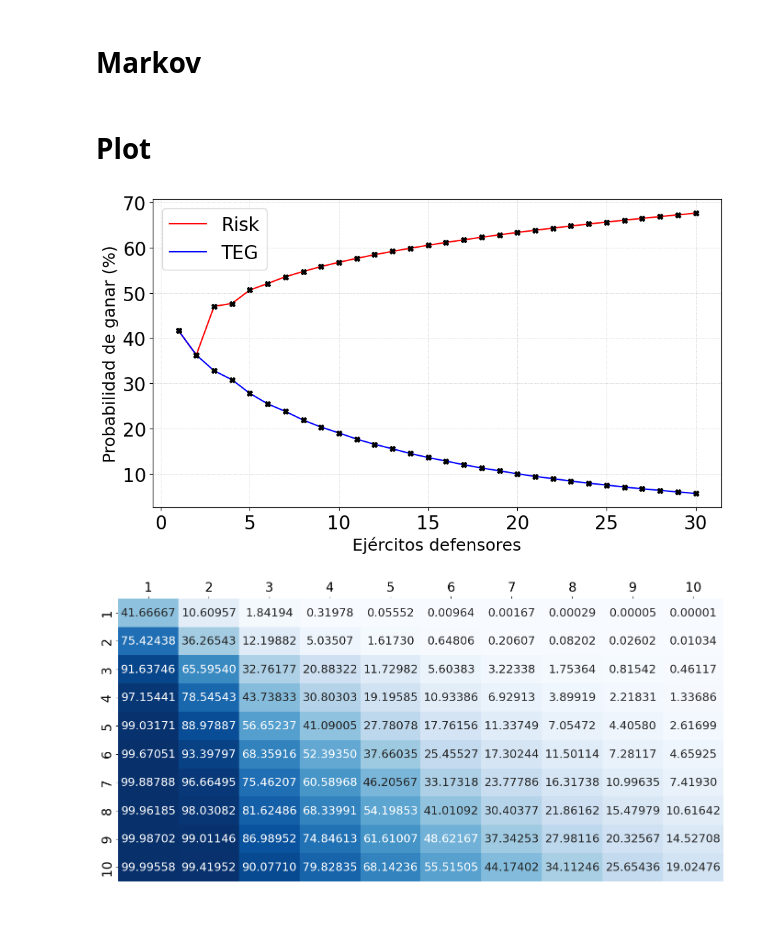
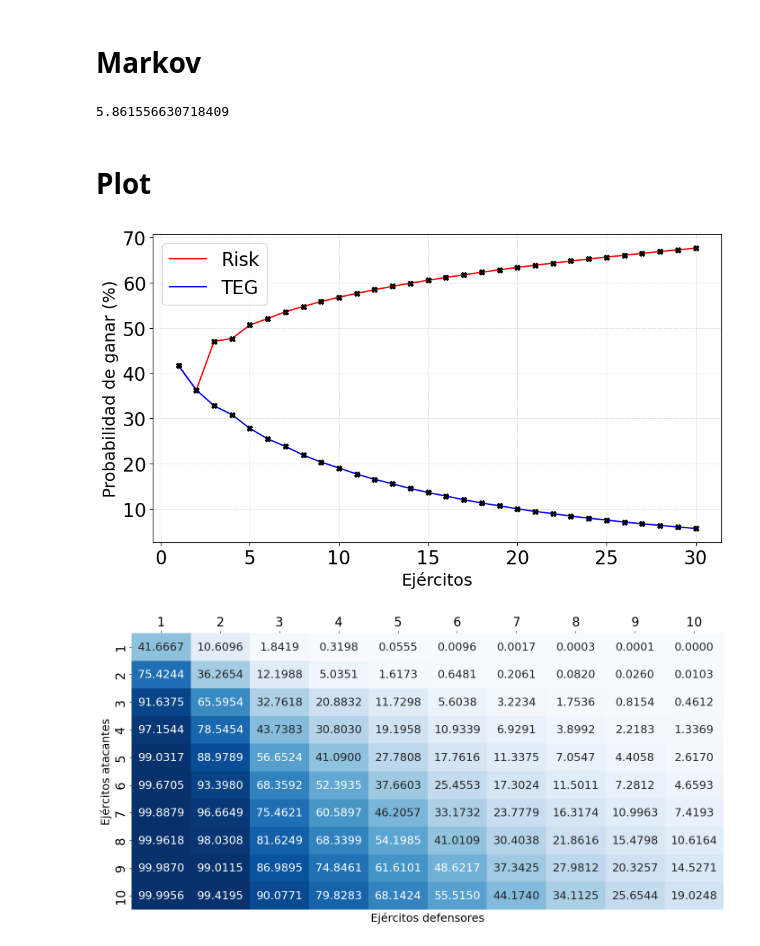
Before and after one commit to julianszere/TEG, a Jupyter notebook: TEG.ipynb, the cells around one changed output. Drawn from its saved outputs; the diff is of its cells as text; code cells hidden in the pictures; blank space fills up the shorter version.

```diff
--- a/TEG.ipynb
+++ b/TEG.ipynb
@@ -229,7 +235,7 @@ def getMatrixEntries(current_state, post_state, max_dice_defender):
 # %%
 class TEG:
-    def __init__(self, max_armies_atacker, max_armies_defender, max_dice_defender=3):
-        self.max_armies_atacker = max_armies_atacker
+    def __init__(self, max_armies_attacker, max_armies_defender, max_dice_defender=3):
+        self.max_armies_attacker = max_armies_attacker
         self.max_armies_defender = max_armies_defender
         self.max_dice_defender = max_dice_defender
 
@@ -241,24 +247,24 @@ class TEG:
     def getStates(self):
         transient_states = []
         absorbing_states = []
-        for i in range(1, self.max_armies_atacker+1):
+        for i in range(1, self.max_armies_attacker+1):
             for j in range(1, self.max_armies_defender+1):
                 transient_states.append((i, j))
-        for i in range(1, self.max_armies_atacker+1):
+        for i in range(1, self.max_armies_attacker+1):
             absorbing_states.append((i, 0))
         for j in range(1, self.max_armies_defender+1):
             absorbing_states.append((0, j))
         return transient_states, absorbing_states
 
     def getMatrixQ(self):
-        Q = np.zeros((self.max_armies_atacker * self.max_armies_defender, self.max_armies_atacker * self.max_armies_defender))
+        Q = np.zeros((self.max_armies_attacker * self.max_armies_defender, self.max_armies_attacker * self.max_armies_defender))
         for i, transient_state_1 in enumerate(self.transient_states):
             for j, transient_state_2 in enumerate(self.transient_states):
                 Q[i, j] = getMatrixEntries(transient_state_1, transient_state_2, self.max_dice_defender)
         return Q
 
     def getMatrixR(self):
-        R = np.zeros((self.max_armies_atacker * self.max_armies_defender, self.max_armies_atacker + self.max_armies_defender))
+        R = np.zeros((self.max_armies_attacker * self.max_armies_defender, self.max_armies_attacker + self.max_armies_defender))
         for i, transient_state in enumerate(self.transient_states):
             for j, absorbing_state in enumerate(self.absorbing_states):
                 R[i, j] = getMatrixEntries(transient_state, absorbing_state, self.max_dice_defender)
@@ -273,11 +279,22 @@ class TEG:
         return self.S[i][:armies_attacker].sum()
 
     def getMatrixP(self):
-        P = np.zeros((self.max_armies_atacker, self.max_armies_defender))
-        for armies_attacker in range(self.max_armies_atacker):
+        P = np.zeros((self.max_armies_attacker, self.max_armies_defender))
+        for armies_attacker in range(self.max_armies_attacker):
             for armies_defender in range(self.max_armies_defender):
                 P[armies_attacker, armies_defender] = self.getWinningProbability(armies_attacker+1, armies_defender+1)
         return P
+
+    def getExpectedLoss(self):
+        armies_lost = self.max_armies_attacker - np.arange(1, self.max_armies_attacker+1)
+        armies_lost = np.concatenate((armies_lost, self.max_armies_attacker * np.ones(self.max_armies_defender)))
+        wining_probability = self.S[-1]
+        return (armies_lost * wining_probability).sum()
+# %%
+risk = TEG(6,10)
+risk.getExpectedLoss()
+# %% [output]
+5.861556630718409
 # %% [markdown]
 # Plot
 # %%
@@ -321,31 +338,24 @@ plt.plot(armies_defender, np.diag(P_teg), 'X', color='black')
 #         plt.plot(armies_defender, P_risk[i, :], 'd', color='red')
 #         plt.plot(armies_defender, P_risk[i, :], color='red')
 
-plt.xlabel('Ejércitos defensores')
+plt.xlabel('Ejércitos')
 plt.ylabel('Probabilidad de ganar (%)')
 plt.legend()
 plt.show()
 # %% [output]
-[figure, old version]
+[figure, new version]
 # %%
 def plotHeatMap(P, round_digits=5):
     P_rounded = np.round(P, round_digits)
-
     plt.figure(figsize=(17, 8))
     sns.heatmap(P_rounded, annot=True, fmt=f'.{round_digits}f', cmap='Blues', cbar=False)
     plt.yticks(ticks=np.arange(1, len(P_rounded)+1) - 0.5, labels=np.arange(1, len(P_rounded)+1))
     plt.xticks(ticks=np.arange(1, len(P_rounded)+1) - 0.5, labels=np.arange(1, len(P_rounded)+1))
+    plt.xlabel('Ejércitos defensores')
+    plt.ylabel('Ejércitos atacantes')
     plt.tick_params(axis='x', labeltop=True, labelbottom=False, top=True, bottom=False)
-
-max_armies_attacker = 10
-max_armies_defender = 10
-
-teg = TEG(max_armies_attacker, max_armies_defender)
-risk = TEG(max_armies_attacker, max_armies_defender, 2)
-P_teg = teg.getMatrixP() * 100
-P_risk = risk.getMatrixP() * 100
 # %%
-plotHeatMap(P_teg, 5)
+plotHeatMap(P_teg[:10,:10], 4)
 # %% [output]
-[figure, old version]
+[figure, new version]
 # %%
```
Also changed, not shown: parts of 17 cells of this notebook.
